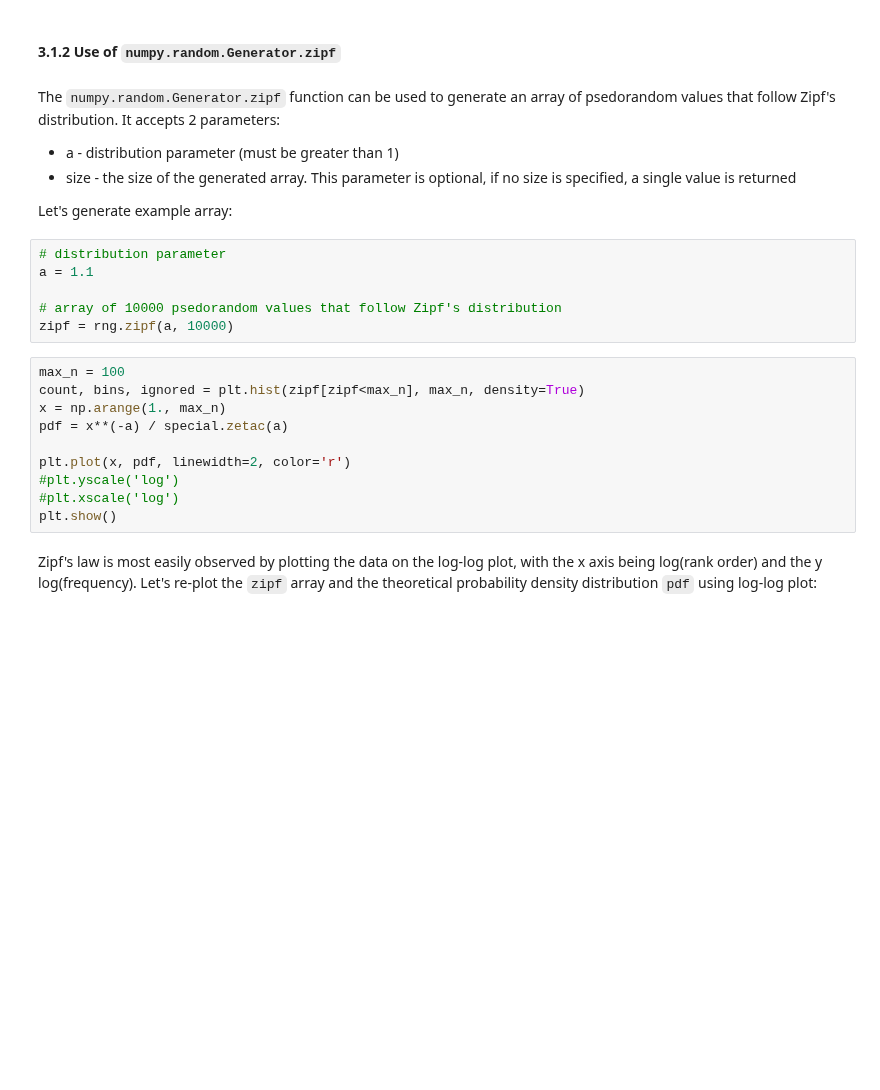
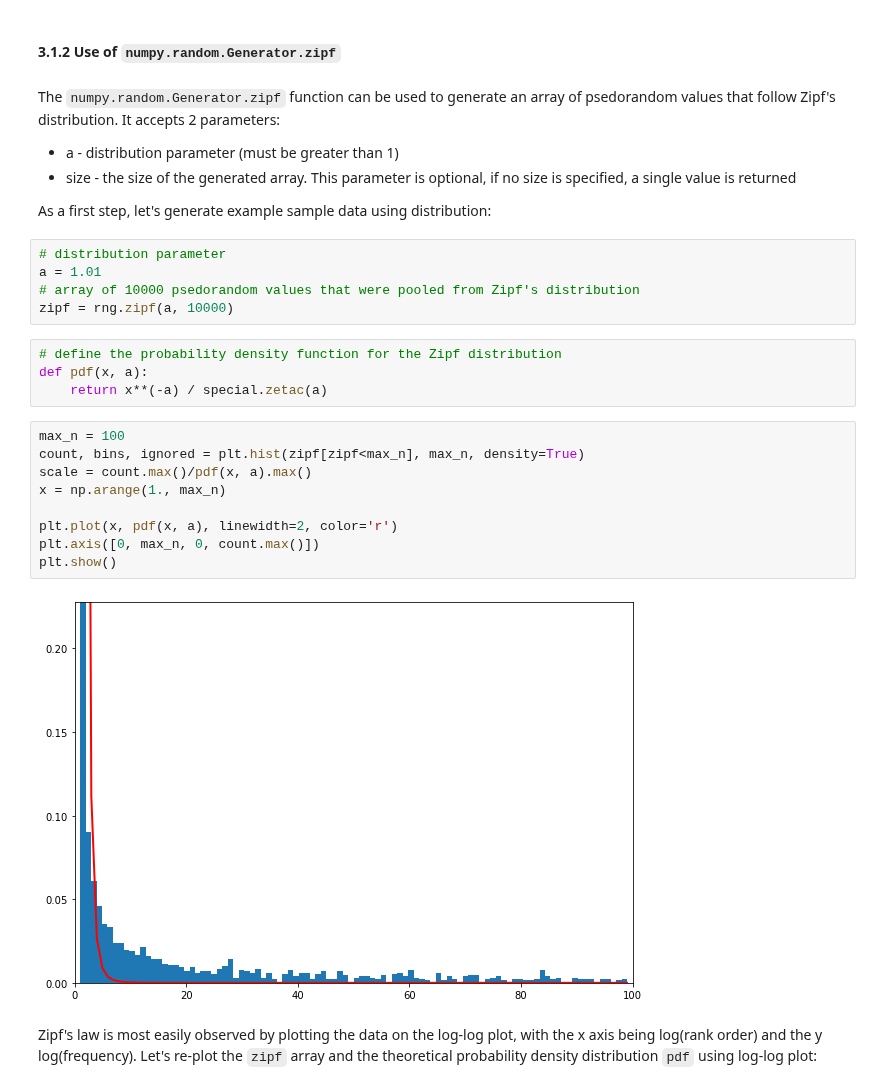
Before and after one commit to przemekbil/PfDA_2021, a Jupyter notebook: Assignments/Assignment.ipynb, the cells around one changed output. Drawn from its saved outputs; the diff is of its cells as text; blank space fills up the shorter version.

Commit message:
Zipf distr edited, binomial distr added

```diff
--- a/Assignments/Assignment.ipynb
+++ b/Assignments/Assignment.ipynb
@@ -79,23 +82,27 @@ The ``numpy.random.Generator.zipf`` function can be used to generate an array of
 * a - distribution parameter (must be greater than 1)
 * size - the size of the generated array. This parameter is optional, if no size is specified, a single value is returned
 
-Let's generate example array:
+As a first step, let's generate example sample data using distribution:
 # %%
 # distribution parameter
-a = 1.1
-
-# array of 10000 psedorandom values that follow Zipf's distribution
+a = 1.01
+# array of 10000 psedorandom values that were pooled from Zipf's distribution
 zipf = rng.zipf(a, 10000)
+# %%
+# define the probability density function for the Zipf distribution
+def pdf(x, a):
+    return x**(-a) / special.zetac(a)
 # %%
 max_n = 100
 count, bins, ignored = plt.hist(zipf[zipf<max_n], max_n, density=True)
+scale = count.max()/pdf(x, a).max()
 x = np.arange(1., max_n)
-pdf = x**(-a) / special.zetac(a)
 
-plt.plot(x, pdf, linewidth=2, color='r')
-#plt.yscale('log')
-#plt.xscale('log')
+plt.plot(x, pdf(x, a), linewidth=2, color='r')
+plt.axis([0, max_n, 0, count.max()])
 plt.show()
+# %% [output]
+[figure, added]
 # %% [markdown]
 Zipf's law is most easily observed by plotting the data on the log-log plot, with the x axis being log(rank order) and the y log(frequency). Let's re-plot the ``zipf`` array and the theoretical probability density distribution ``pdf`` using log-log plot:
 # %%
```
Also changed, not shown: parts of 12 cells of this notebook.
